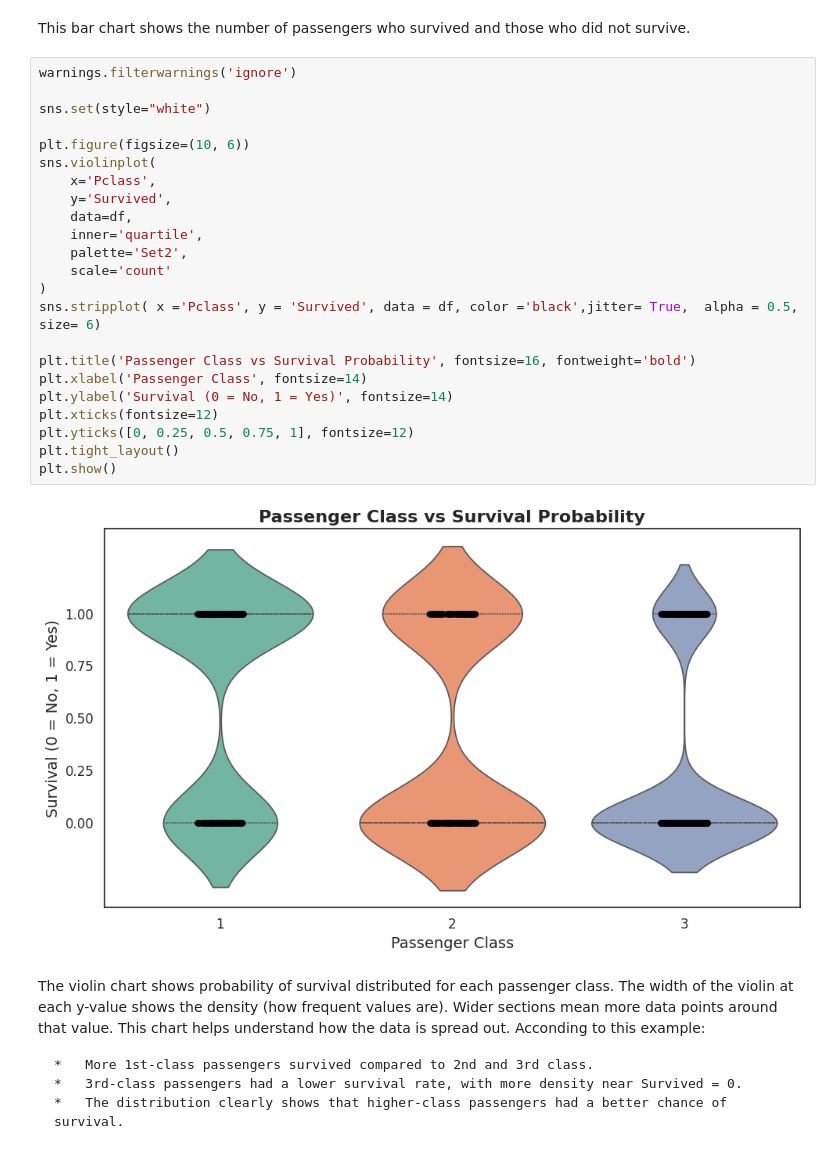
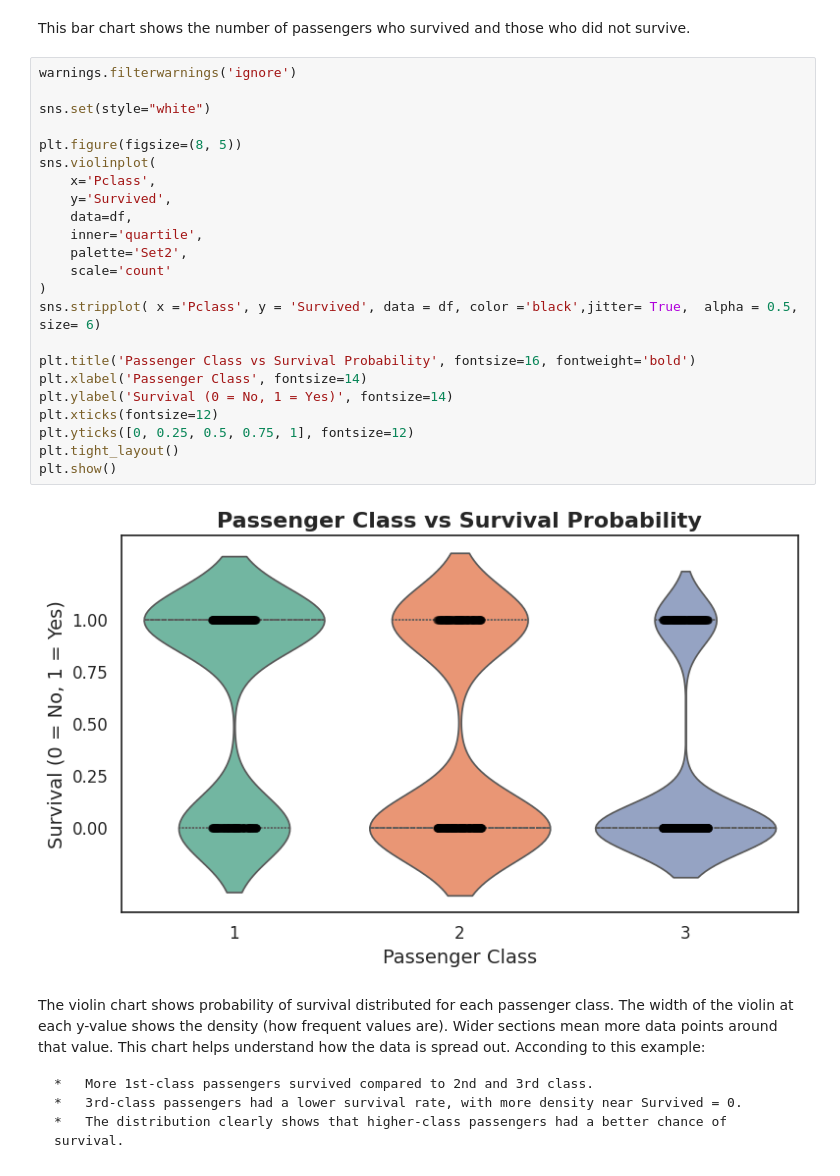
Before and after one commit to Mari-Mik/Predicting-Titanic-Survivors-Using-Machine-Learning, a Jupyter notebook: Predicting_Titanic_Survivors_Using_Machine_Learning_.ipynb, the cells around one changed output. Drawn from its saved outputs; the diff is of its cells as text.

```diff
--- a/Predicting_Titanic_Survivors_Using_Machine_Learning_.ipynb
+++ b/Predicting_Titanic_Survivors_Using_Machine_Learning_.ipynb
@@ -769,28 +817,28 @@ This bar chart shows the number of passengers who survived and those who did not
 # %%
 warnings.filterwarnings('ignore')
 
 sns.set(style="white")
 
-plt.figure(figsize=(10, 6))
+plt.figure(figsize=(8, 5))
 sns.violinplot(
     x='Pclass',
     y='Survived',
     data=df,
     inner='quartile',
     palette='Set2',
     scale='count'
 )
 sns.stripplot( x ='Pclass', y = 'Survived', data = df, color ='black',jitter= True,  alpha = 0.5, size= 6)
 
 plt.title('Passenger Class vs Survival Probability', fontsize=16, fontweight='bold')
 plt.xlabel('Passenger Class', fontsize=14)
 plt.ylabel('Survival (0 = No, 1 = Yes)', fontsize=14)
 plt.xticks(fontsize=12)
 plt.yticks([0, 0.25, 0.5, 0.75, 1], fontsize=12)
 plt.tight_layout()
 plt.show()
 # %% [output]
-[figure, old version]
+[figure, new version]
 # %% [markdown]
 The violin chart shows probability of survival distributed for each passenger class. The width of the violin at each y-value shows the density (how frequent values are). Wider sections mean more data points around that value. This chart helps understand how the data is spread out. Acconding to this example:
 
```
Also changed, not shown: parts of 16 cells of this notebook.
